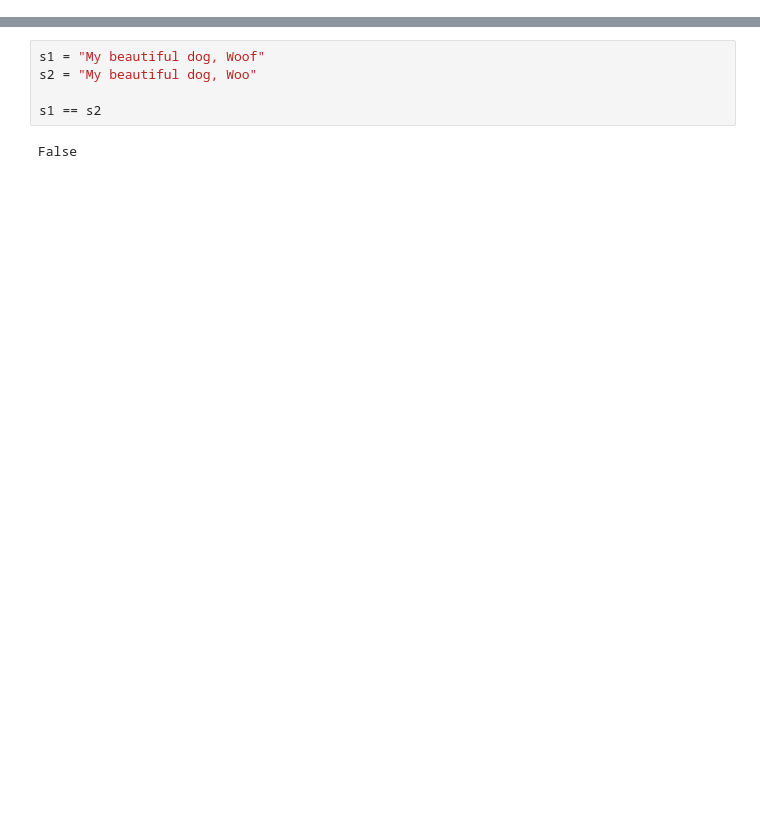
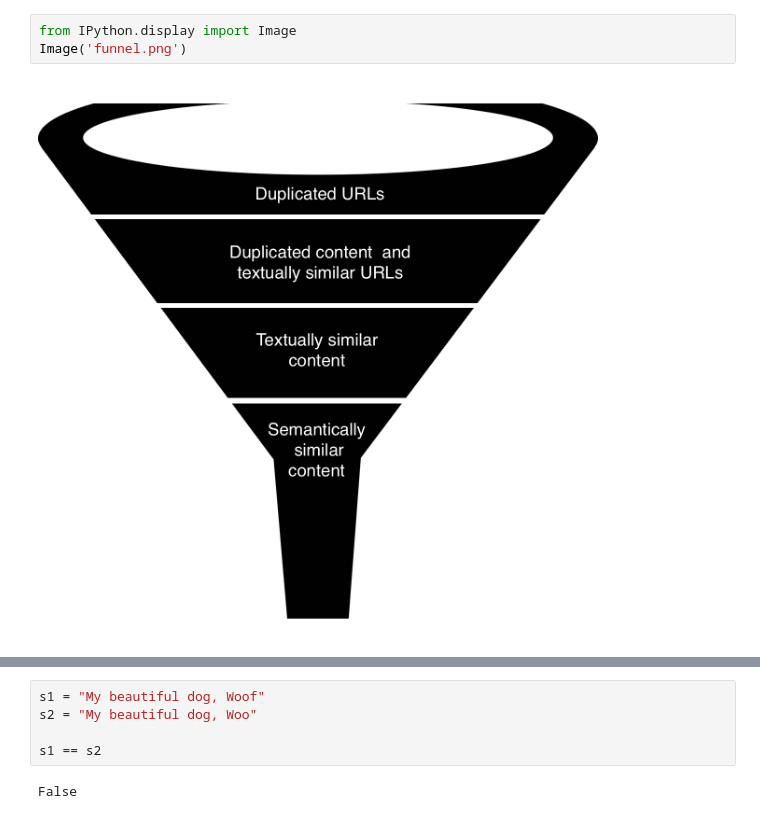
Before and after one commit to thomhutchison/techblog, a Jupyter notebook: localitySensitiveHash/lsh.ipynb, the cells around one changed output, grey strips where cells are left out. Cells and saved outputs as stored; diff of their text form; blank space fills up the shorter version.

```diff
--- a/localitySensitiveHash/lsh.ipynb
+++ b/localitySensitiveHash/lsh.ipynb
@@ -0,0 +13,5 @@
+# %%
+from IPython.display import Image
+Image('funnel.png')
+# %% [output]
+[figure, added]
```
Also changed, not shown: parts of 32 cells of this notebook.
